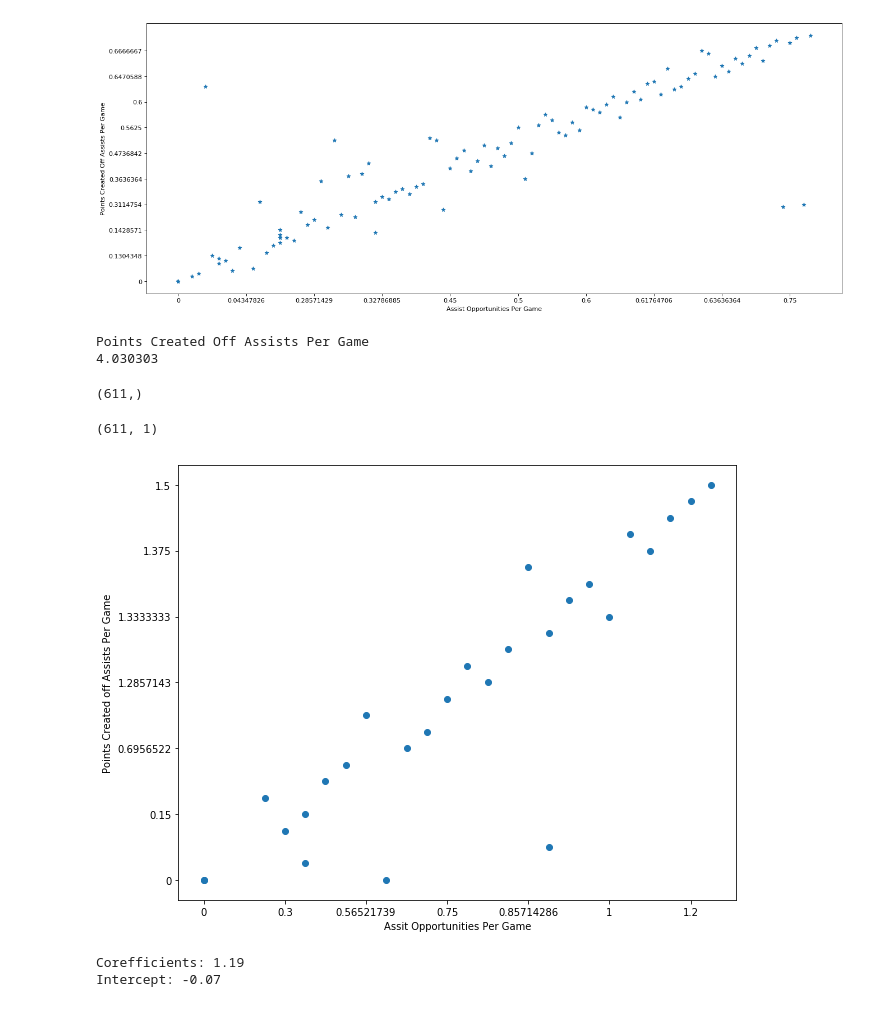
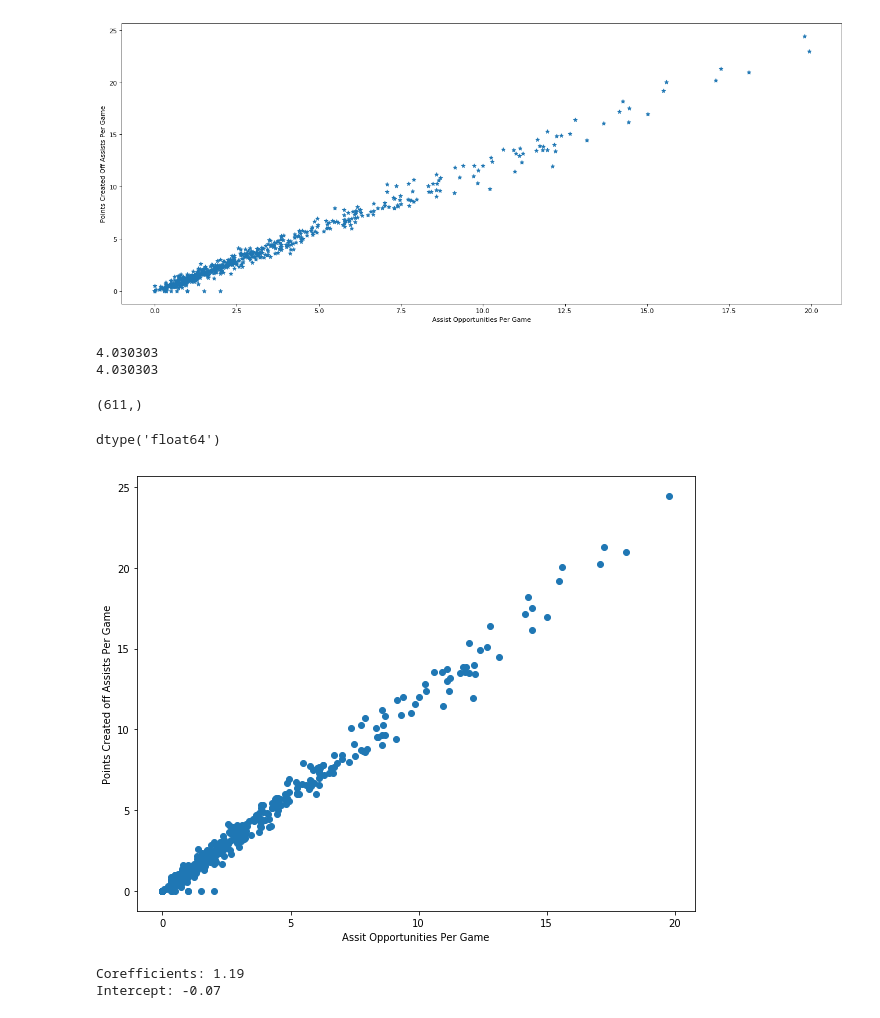
Before and after one commit to returnoftheturk/NBA-Data-Dive, a Jupyter notebook: train.ipynb, the cells around one changed output. Saved outputs shown, nothing was run; the diff lists cells and outputs as text; code cells hidden in the pictures.

Commit message:
Finish fitting linear regression model to Assist opportunities per game vs Points created off assists per game

```diff
--- a/train.ipynb
+++ b/train.ipynb
@@ -11,19 +11,8 @@ df = pd.read_csv(r'C:\Users\Owner\PycharmProjects\NBA_Data_Dive\NBA_Data.csv', e
 # %%
 from scipy.stats import gaussian_kde
 
-df_truncated = df.loc[0:100]
-# x = df_truncated['MIN']
-# y = df_truncated['PPG']
-#
-# xy = np.vstack([x,y])
-# z = gaussian_kde(xy)(xy)
-#
-# fig, ax = plt.subplots()
-# ax.scatter(x, y, c=z, s=100, edgecolor='')
-# plt.show()
-
 plt.figure(figsize=(20,8), dpi=80)
-plt.scatter(df_truncated['AST_OPPS_PG'], df_truncated['AST_PTS_CRT_PG'], marker='*')
+plt.scatter(df['AST_OPPS_PG'], df['AST_PTS_CRT_PG'], marker='*')
 
 plt.xlabel('Assist Opportunities Per Game')
 plt.ylabel('Points Created Off Assists Per Game')
@@ -31,38 +20,38 @@ plt.locator_params(axis='x', nbins=10)
 plt.locator_params(axis='y', nbins=10)
 plt.show()
 # %% [output]
-[figure, old version]
+[figure, new version]
 # %%
 y=df['AST_PTS_CRT_PG'].values
 print(y[0])
 #y.rows
-y = y[1:]
+y = y[:]
 print(y[0])
 y.shape
 # %% [output]
-Points Created Off Assists Per Game
 4.030303
+4.030303
 (611,)
 # %%
 X=df['AST_OPPS_PG'].values
-
-X = X[1:, np.newaxis]
-
-X.shape
+#print(X)
+X = X[:, np.newaxis]
+X.dtype
+#X.shape()
 # %% [output]
-(611, 1)
+dtype('float64')
 # %%
 from sklearn.model_selection import train_test_split
 X_train, X_test, y_train, y_test = train_test_split(X, y, test_size=0.3, random_state=123)
 # %%
 plt.figure(figsize=(10,8))
-plt.scatter(X_train[400:500], y_train[400:500])
+plt.scatter(X_train, y_train)
 plt.xlabel('Assit Opportunities Per Game')
 plt.ylabel('Points Created off Assists Per Game')
 plt.locator_params(axis='x', nbins=7)
 plt.locator_params(axis='y', nbins=7)
 # %% [output]
-[figure, old version]
+[figure, new version]
 # %%
 from sklearn.linear_model import LinearRegression
 lr = LinearRegression()
```
Also changed, not shown: parts of 3 cells of this notebook, 1 other file.
